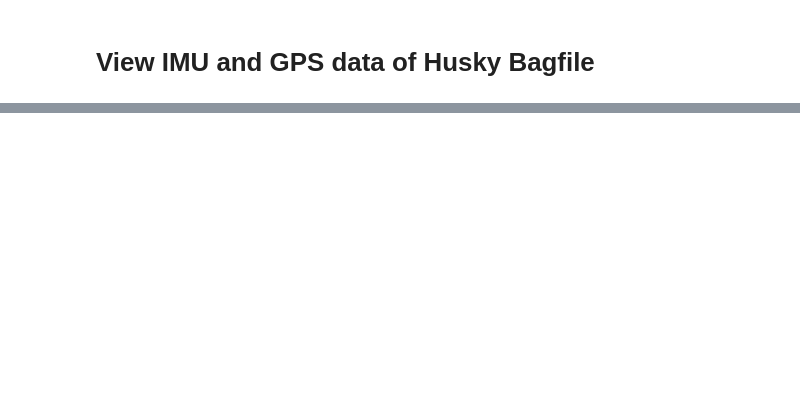
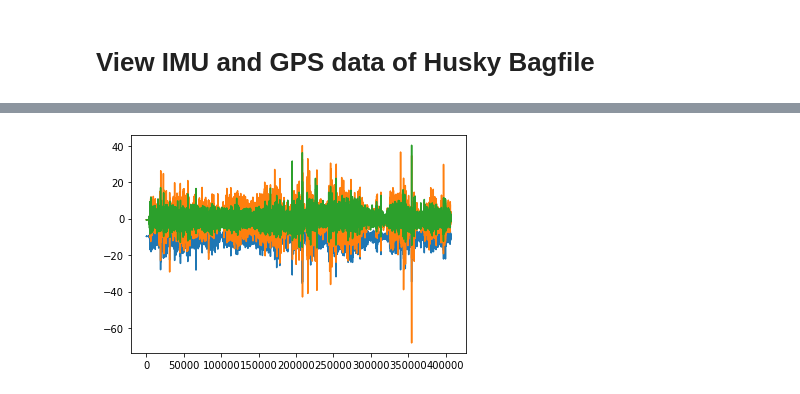
Before and after one commit to tbabluct/bg-tools, a Jupyter notebook: View_imu.ipynb, the cells around one changed output, grey strips where cells are left out. Saved outputs shown, nothing was run; the diff lists cells and outputs as text; code cells hidden in the pictures; blank space fills up the shorter version.

```diff
--- a/View_imu.ipynb
+++ b/View_imu.ipynb
@@ -49,0 +34,5 @@ print("Size:", len(imu_seriesseries))
+# %%
+plt.plot(imu_df.get(["av_x", "av_y", "av_z"]))
+plt.show()
+# %% [output]
+[figure, added]
```
Also changed, not shown: parts of 9 cells of this notebook, 8 other files.
